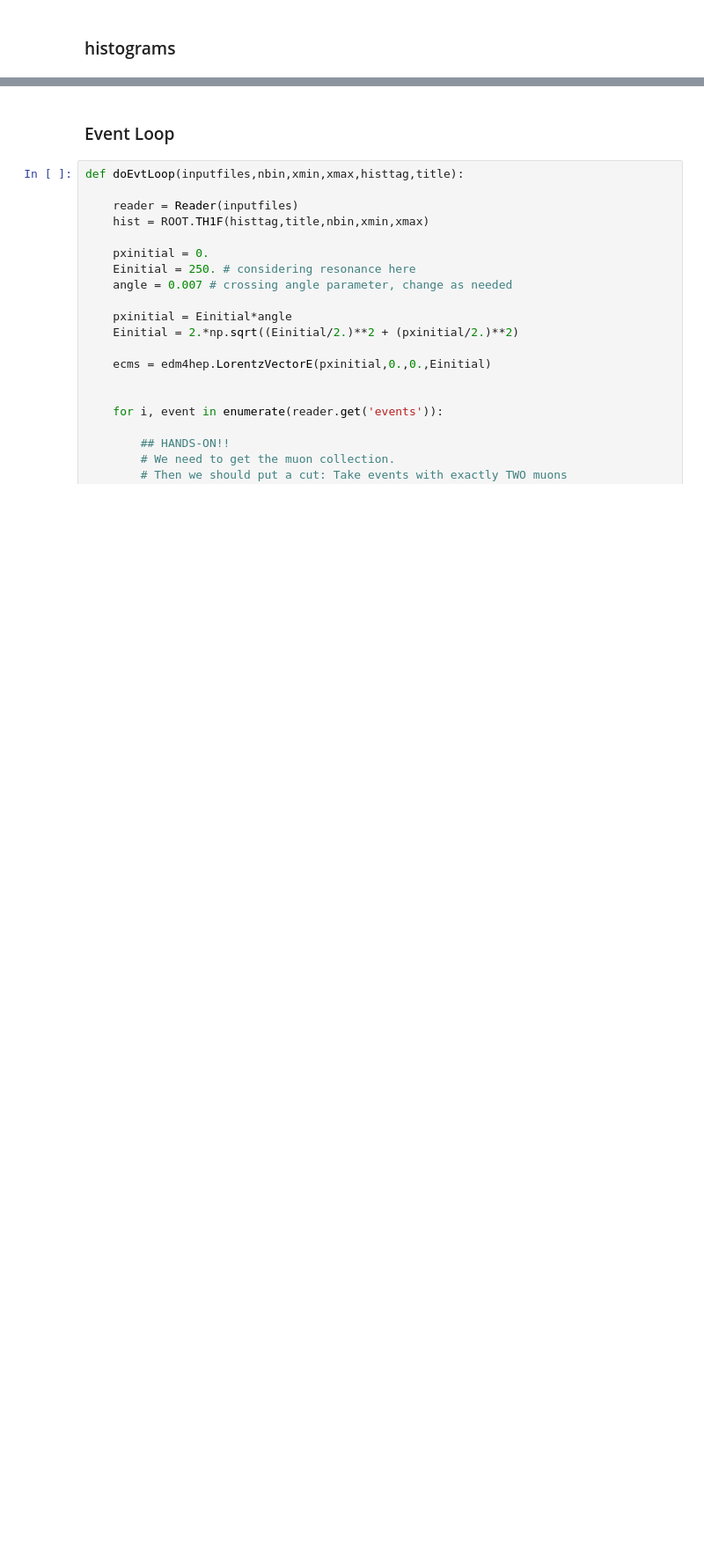
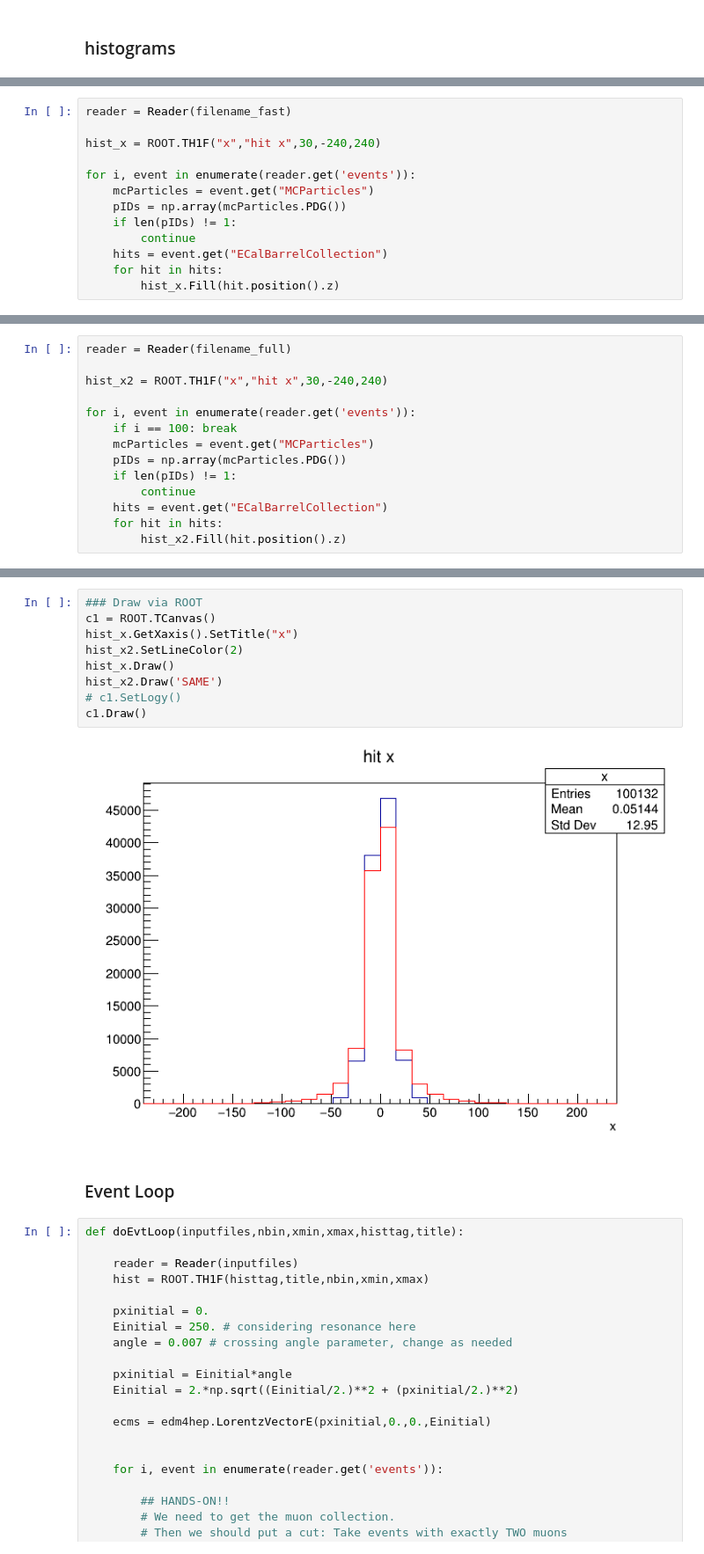
Before and after one commit to key4hep/DDML, a Jupyter notebook: edm4hep_analysis/edm4hep_python.ipynb, the cells around one changed output, grey strips where cells are left out. Shown: that part at 88% size. Cells and saved outputs as stored; diff of their text form; blank space fills up the shorter version.

```diff
--- a/edm4hep_analysis/edm4hep_python.ipynb
+++ b/edm4hep_analysis/edm4hep_python.ipynb
@@ -114,0 +107,13 @@ c1.Draw()
+# %%
+reader = Reader(filename_fast)
+
+hist_x = ROOT.TH1F("x","hit x",30,-240,240)
+
+for i, event in enumerate(reader.get('events')):
+    mcParticles = event.get("MCParticles")
+    pIDs = np.array(mcParticles.PDG())
+    if len(pIDs) != 1:
+        continue
+    hits = event.get("ECalBarrelCollection")
+    for hit in hits:
+        hist_x.Fill(hit.position().z)
@@ -114,0 +122,14 @@ c1.Draw()
+# %%
+reader = Reader(filename_full)
+
+hist_x2 = ROOT.TH1F("x","hit x",30,-240,240)
+
+for i, event in enumerate(reader.get('events')):
+    if i == 100: break
+    mcParticles = event.get("MCParticles")
+    pIDs = np.array(mcParticles.PDG())
+    if len(pIDs) != 1:
+        continue
+    hits = event.get("ECalBarrelCollection")
+    for hit in hits:
+        hist_x2.Fill(hit.position().z)
@@ -115,3 +138,14 @@ c1.Draw()
+# %%
+### Draw via ROOT
+c1 = ROOT.TCanvas()
+hist_x.GetXaxis().SetTitle("x")
+hist_x2.SetLineColor(2)
+hist_x.Draw()
+hist_x2.Draw('SAME')
+# c1.SetLogy()
+c1.Draw()
+# %% [output]
+[figure, added]
 # %% [markdown]
 ### Event Loop
 # %%
```
Also changed, not shown: parts of 9 cells of this notebook.
